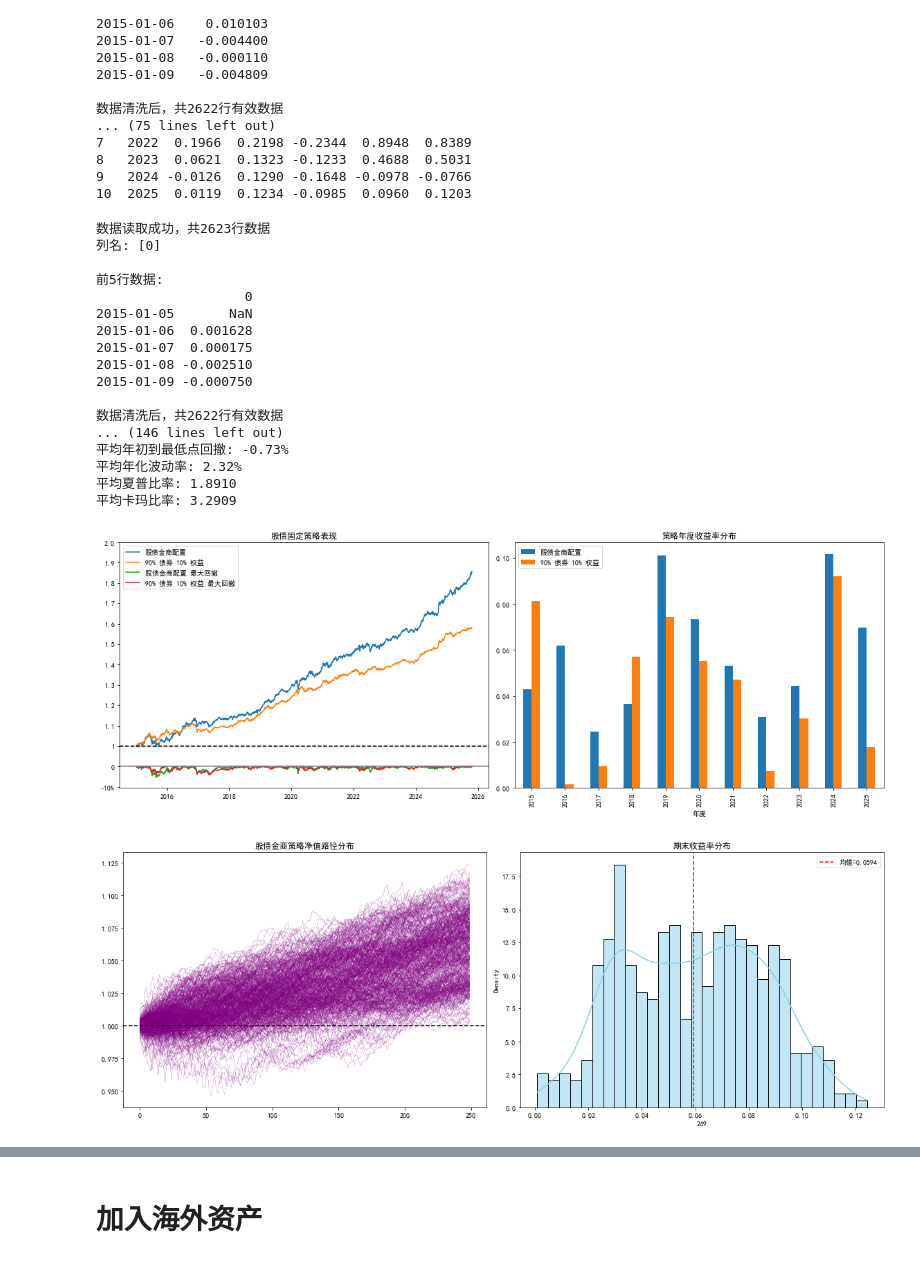
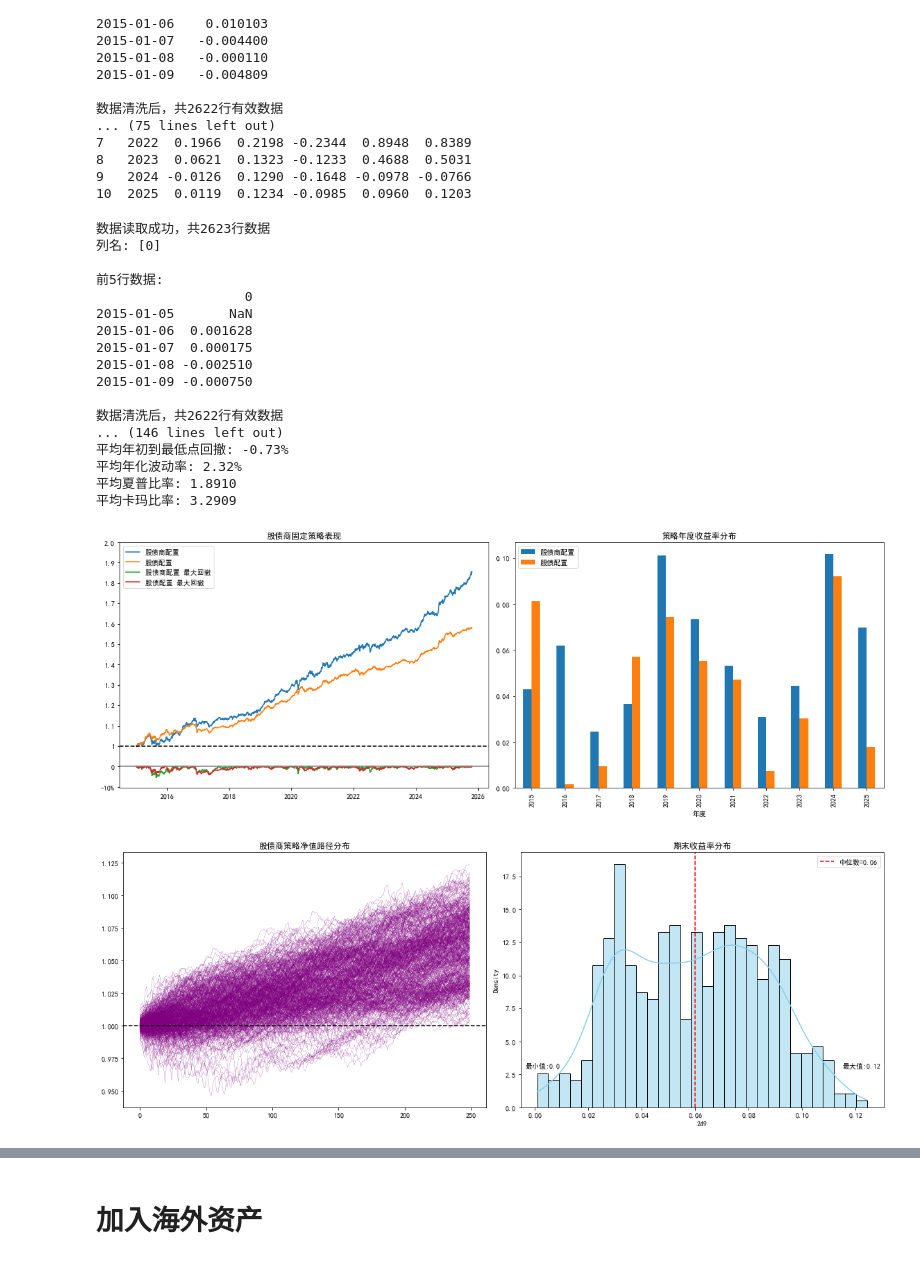
Before and after one commit to nurhachar-sibei/-----, a Jupyter notebook: 低利率时代投资研究.ipynb, the cells around one changed output, grey strips where cells are left out. Saved outputs shown, nothing was run; the diff lists cells and outputs as text; code cells hidden in the pictures.

```diff
--- a/低利率时代投资研究.ipynb
+++ b/低利率时代投资研究.ipynb
@@ -394,43 +314,43 @@ _com_performance.set_index('年度',inplace=True)
 _9010_performance.set_index('年度',inplace=True)
 fig,axs = plt.subplots(1,2,figsize=(16,6))
 # plt.figure(figsize=(8,6))
-axs[0].plot(pvcom,label='股债金商配置')
-axs[0].plot(pv9010,label='90% 债券 10% 权益')
+axs[0].plot(pvcom,label='股债商配置')
+axs[0].plot(pv9010,label='股债配置')
 axs[0].axhline(y=1, xmin=0, xmax=2025, color='black', linestyle='--')
-axs[0].plot(max_draw(pvcom)+0.9,label='股债金商配置 最大回撤')
-axs[0].plot(max_draw(pv9010)+0.9,label='90% 债券 10% 权益 最大回撤')
+axs[0].plot(max_draw(pvcom)+0.9,label='股债商配置 最大回撤')
+axs[0].plot(max_draw(pv9010)+0.9,label='股债配置 最大回撤')
 axs[0].axhline(y=0.9, xmin=0, xmax=2025, color='grey', linestyle='-')
 axs[0].set_yticks([0.8,0.9,1,1.1,1.2,1.3,1.4,1.5,1.6,1.7,1.8,1.9,2.0])
 axs[0].set_yticklabels(['-10%',0,1,1.1,1.2,1.3,1.4,1.5,1.6,1.7,1.8,1.9,2.0])
 axs[0].legend()
-axs[0].set_title('股债固定策略表现')
+axs[0].set_title('股债商固定策略表现')
 
 
 year_performance = pd.concat([_com_performance['区间收益率'],_9010_performance['区间收益率']],axis=1)
-year_performance.columns = ['股债金商配置','90% 债券 10% 权益']
+year_performance.columns = ['股债商配置','股债配置']
 axs[1] = year_performance.plot(kind='bar',ax=axs[1])
 axs[1].set_title('策略年度收益率分布')
 plt.tight_layout()
 plt.show()
 # %% [output]
 数据读取成功，共2623行数据
 列名: [0]
 
 前5行数据:
                    0
 2015-01-05       NaN
 2015-01-06  0.001628
 2015-01-07  0.000175
 2015-01-08 -0.002510
 2015-01-09 -0.000750
 
 数据清洗后，共2622行有效数据
 ... (146 lines left out)
 平均年初到最低点回撤: -0.73%
 平均年化波动率: 2.32%
 平均夏普比率: 1.8910
 平均卡玛比率: 3.2909
-[figure, old version]
+[figure, new version]
 # %%
 pv_rolling = pd.DataFrame()
 for i in range(0,len(st_com)-250,5):
@@ -442,19 +362,21 @@ fig,axs = plt.subplots(1,2,figsize=(16,6))
 # plt.figure(figsize=(8,6))
 axs[0].plot(pv_rolling,color='purple',linewidth=0.2)
 axs[0].axhline(1,color='k',linestyle='--')
-axs[0].set_title('股债金商策略净值路径分布')
+axs[0].set_title('股债商策略净值路径分布')
 
 
 import seaborn as sns
 ret_oneyear = (pv_rolling.iloc[-1,:]-1)
 axs[1] = sns.histplot(ret_oneyear, kde=True, bins=30, stat='density', color='skyblue',ax=axs[1])
-axs[1].axvline(ret_oneyear.mean(), color='red', linestyle='--', label=f'均值={round(ret_oneyear.mean(),4)}')
+axs[1].axvline(ret_oneyear.median(), color='red', linestyle='--', label=f'中位数={round(ret_oneyear.median(),4)}')
+plt.text(ret_oneyear.min()+0.002, 3.0, '最小值:'+str(round(ret_oneyear.min(),2)), ha='center')
+plt.text(ret_oneyear.max()-0.002, 3.0, '最大值:'+str(round(ret_oneyear.max(),2)), ha='center')
 axs[1].set_title( '期末收益率分布')
 axs[1].legend()
 plt.tight_layout()
 plt.show()
 # %% [output]
-[figure, old version]
+[figure, new version]
 # %%
 import seaborn as sns
 ret_oneyear = (pv_rolling.iloc[-1,:]-1)
```
Also changed, not shown: parts of 20 cells of this notebook, 5 other files.
